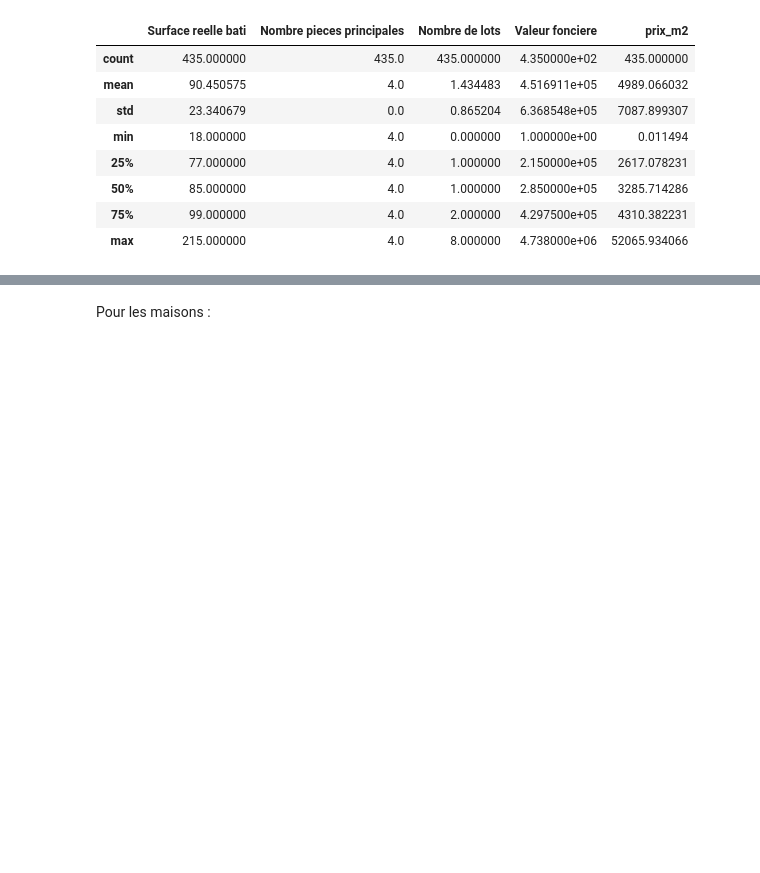
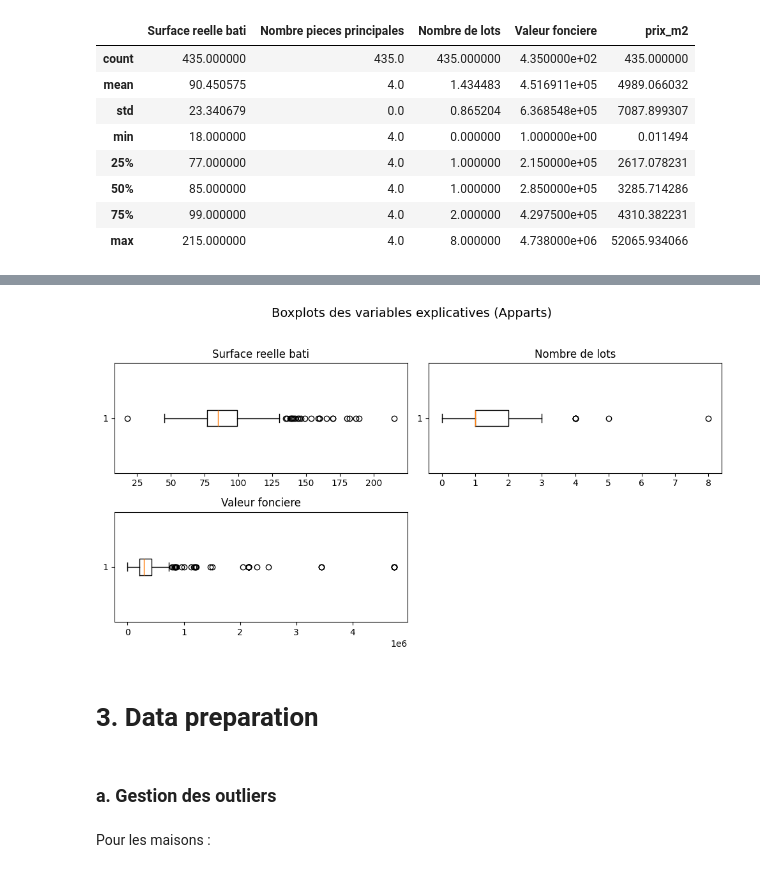
Before and after one commit to Aurelien-L/predicteur_immobilier_IA_API, a Jupyter notebook: notebooks/phase_1_lille.ipynb, the cells around one changed output, grey strips where cells are left out. Drawn from its saved outputs; the diff is of its cells as text; code cells hidden in the pictures; blank space fills up the shorter version.

```diff
--- a/notebooks/phase_1_lille.ipynb
+++ b/notebooks/phase_1_lille.ipynb
@@ -169,3 +246,28 @@ Suppression des outliers :
+# %%
+# On retire la target (valeur_m2) si elle est dans les colonnes
+features = df_appartements.drop(columns=["Type local", "Nombre pieces principales", "prix_m2"]).select_dtypes(include='number').columns
+
+# Taille de la grille (adapter selon ton nombre de features)
+n_cols = 2
+n_rows = (len(features) + n_cols - 1) // n_cols
+
+plt.figure(figsize=(10, 5))
+
+for i, feature in enumerate(features, 1):
+    plt.subplot(n_rows, n_cols, i)
+    plt.boxplot(x=df_appartements[feature], vert=False)
+    plt.title(f"{feature}")
+    plt.xlabel("")  # Optionnel : masque l'axe x si c'est surchargé
+
+plt.tight_layout()
+plt.suptitle("Boxplots des variables explicatives (Apparts)", fontsize=14, y=1.1)
+plt.show()
+# %% [output]
+[figure, added]
+# %% [markdown]
+# 3. Data preparation
+# %% [markdown]
+### a. Gestion des outliers
 # %%
 def detect_outliers(df, column):
     Q1 = df[column].quantile(0.25)
```
Also changed, not shown: parts of 55 cells of this notebook, 2 other files.
